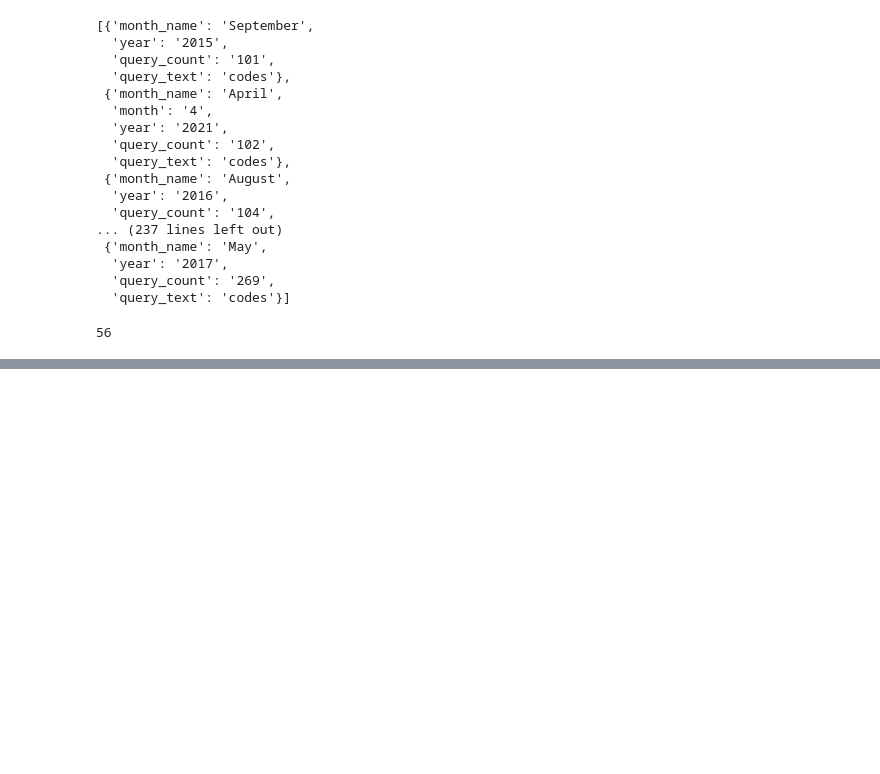
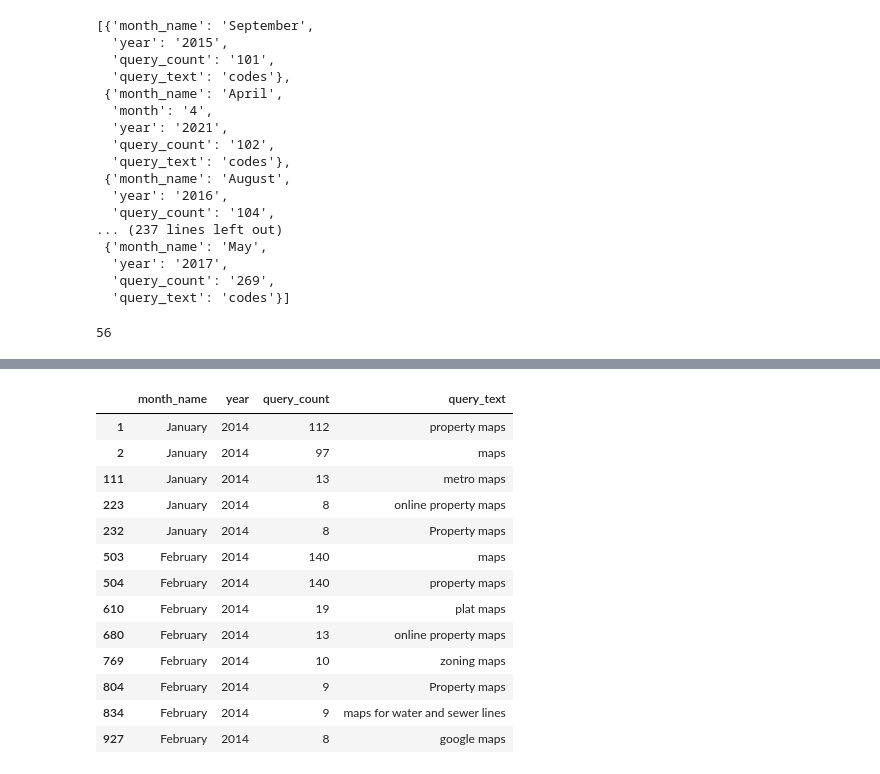
Before and after one commit to NSS-Data-Analytics-Cohort-7/socrata-api-PrestonSpencer, a Jupyter notebook: notebook/socrata_api_preston.ipynb, the cells around one changed output, grey strips where cells are left out. Cells and saved outputs as stored; diff of their text form; code cells hidden in the pictures; blank space fills up the shorter version.

```diff
--- a/notebook/socrata_api_preston.ipynb
+++ b/notebook/socrata_api_preston.ipynb
@@ -174,0 +278,18 @@ len(codes_df)
+# %%
+maps_df_2 = full_df[full_df['query_text'].str.contains('maps')]
+maps_df_2
+# %% [output]
+|  | month_name | year | query_count | query_text |
+| 1 | January | 2014 | 112 | property maps |
+| 2 | January | 2014 | 97 | maps |
+| 111 | January | 2014 | 13 | metro maps |
+| 223 | January | 2014 | 8 | online property maps |
+| 232 | January | 2014 | 8 | Property maps |
+| 503 | February | 2014 | 140 | maps |
+| 504 | February | 2014 | 140 | property maps |
+| 610 | February | 2014 | 19 | plat maps |
+| 680 | February | 2014 | 13 | online property maps |
+| 769 | February | 2014 | 10 | zoning maps |
+| 804 | February | 2014 | 9 | Property maps |
+| 834 | February | 2014 | 9 | maps for water and sewer lines |
+| 927 | February | 2014 | 8 | google maps |
```
Also changed, not shown: parts of 15 cells of this notebook.
